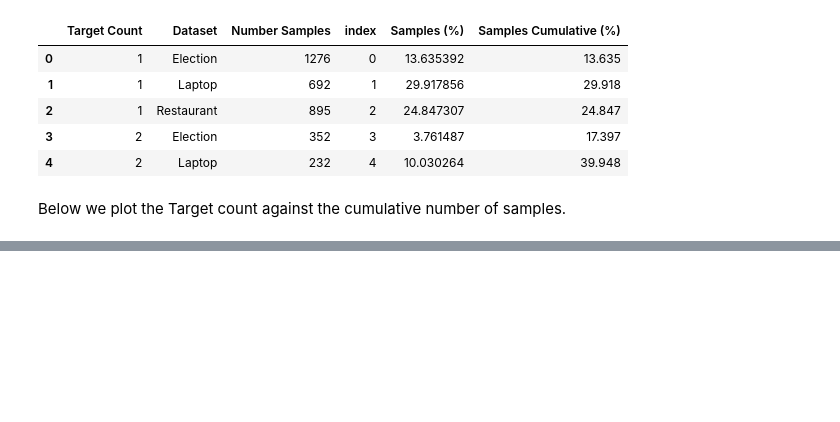
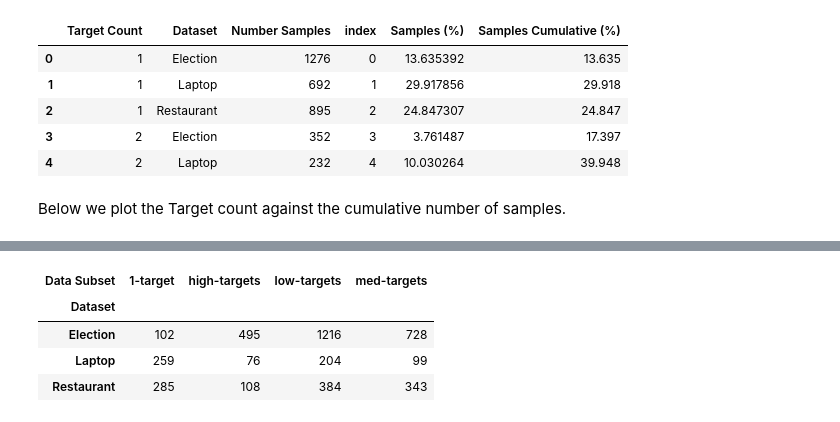
Before and after one commit to apmoore1/target-extraction, a Jupyter notebook: tutorials/TDSA_Error_Analysis.ipynb, the cells around one changed output, grey strips where cells are left out. Cells and saved outputs as stored; diff of their text form; code cells hidden in the pictures; blank space fills up the shorter version.

```diff
--- a/tutorials/TDSA_Error_Analysis.ipynb
+++ b/tutorials/TDSA_Error_Analysis.ipynb
@@ -451,0 +467,34 @@ As we can see only the election dataset would appear to have almost an equal spl
+# %%
+from target_extraction.error_analysis import num_targets_subset
+
+test_dataset_name = [(test, name) for train, test, name in train_test_datasets]
+
+num_targets_error_keys = ['1-target', 'low-targets', 'med-targets', 'high-targets']
+num_target_samples = []
+norm_num_target_samples = []
+dataset_names = []
+data_subset_names = []
+all_n_values = []
+
+for dataset, name in test_dataset_name:
+  dataset, n_values = num_targets_subset(dataset, True)
+  dataset_size = dataset.number_targets()
+  for index, n_value in enumerate(n_values):
+    dataset_names.append(name)
+    error_key = num_targets_error_keys[index]
+    data_subset_names.append(error_key)
+    all_n_values.append(n_value)
+    num_samples = count_error_key_occurrence(dataset, error_key)
+    num_target_samples.append(num_samples)
+    norm_num_samples = (num_samples / dataset_size) * 100
+    norm_num_target_samples.append(norm_num_samples)
+test_num_targets_df = pd.DataFrame({'Target Range': all_n_values,
+                                    'Dataset': dataset_names,
+                                    'Data Subset': data_subset_names,
+                                    'Number Samples': num_target_samples,
+                                    'Number of Samples (%)': norm_num_target_samples})
+test_num_targets_chart = subset_dist_chart(test_num_targets_df, 'NT Subsets')
+num_targets_tooltip = ['Number Samples', 'Data Subset', 'Number of Samples (%)',
+                       'Target Range']
+test_num_targets_chart.encoding.tooltip = alt.Tooltip(num_targets_tooltip)
+test_num_targets_chart
@@ -451,0 +503,9 @@ As we can see only the election dataset would appear to have almost an equal spl
+# %%
+pd.pivot_table(test_num_targets_df, values='Number Samples',
+               columns='Data Subset', index='Dataset')
+# %% [output]
+| Data Subset | 1-target | high-targets | low-targets | med-targets |
+| Dataset |  |  |  |  |
+| Election | 102 | 495 | 1216 | 728 |
+| Laptop | 259 | 76 | 204 | 99 |
+| Restaurant | 285 | 108 | 384 | 343 |
```
Also changed, not shown: parts of 47 cells of this notebook.
